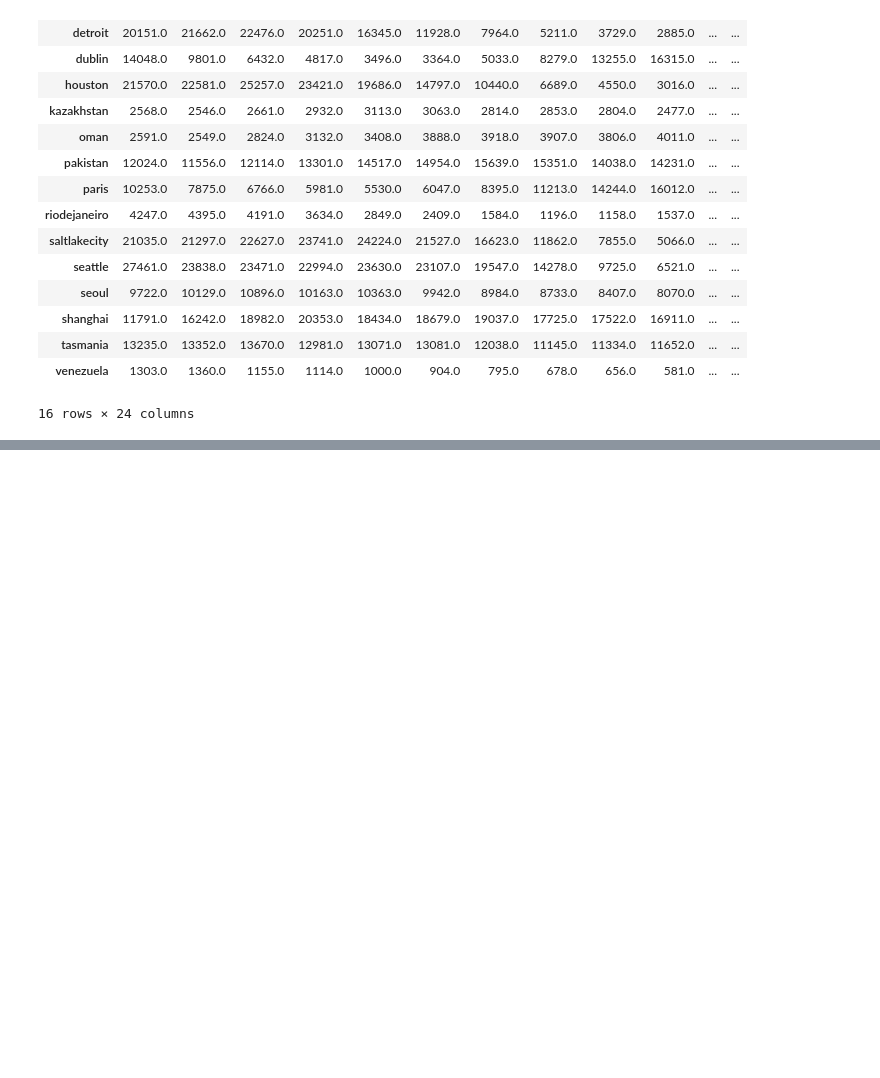
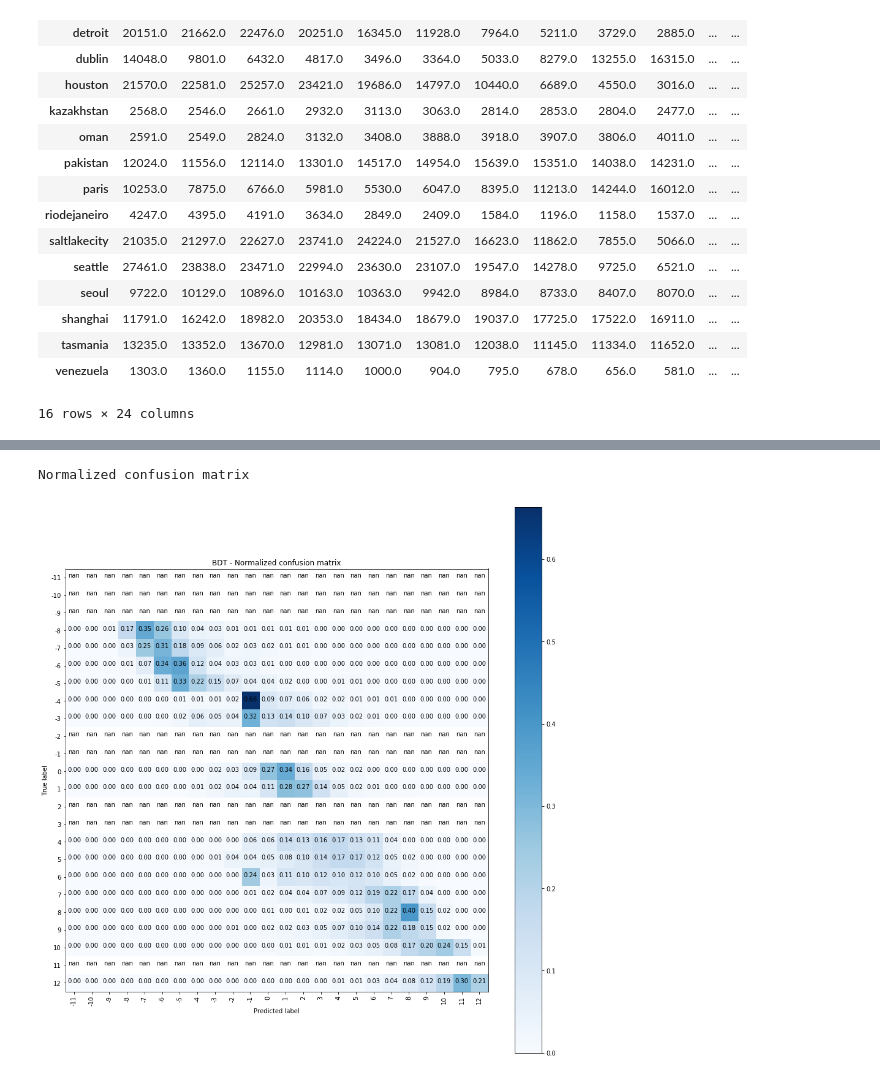
Before and after one commit to declanoller/reddit_DS, a Jupyter notebook: sandbox.ipynb, the cells around one changed output, grey strips where cells are left out. Cells and saved outputs as stored; diff of their text form; code cells hidden in the pictures; blank space fills up the shorter version.

```diff
--- a/sandbox.ipynb
+++ b/sandbox.ipynb
@@ -219,0 +244,10 @@ plot_y_ypred(y_tr,y_tr_pred,y_val,y_val_pred)
+# %%
+# Plot normalized confusion matrix
+plt.figure(figsize=(6.4*2,6.4*2))
+plot_confusion_matrix(tr_conf_m, classes=class_list, normalize=True,
+                      title='BDT - Normalized confusion matrix')
+
+# plt.show()
+# %% [output]
+Normalized confusion matrix
+[figure, added]
```
Also changed, not shown: parts of 28 cells of this notebook.
